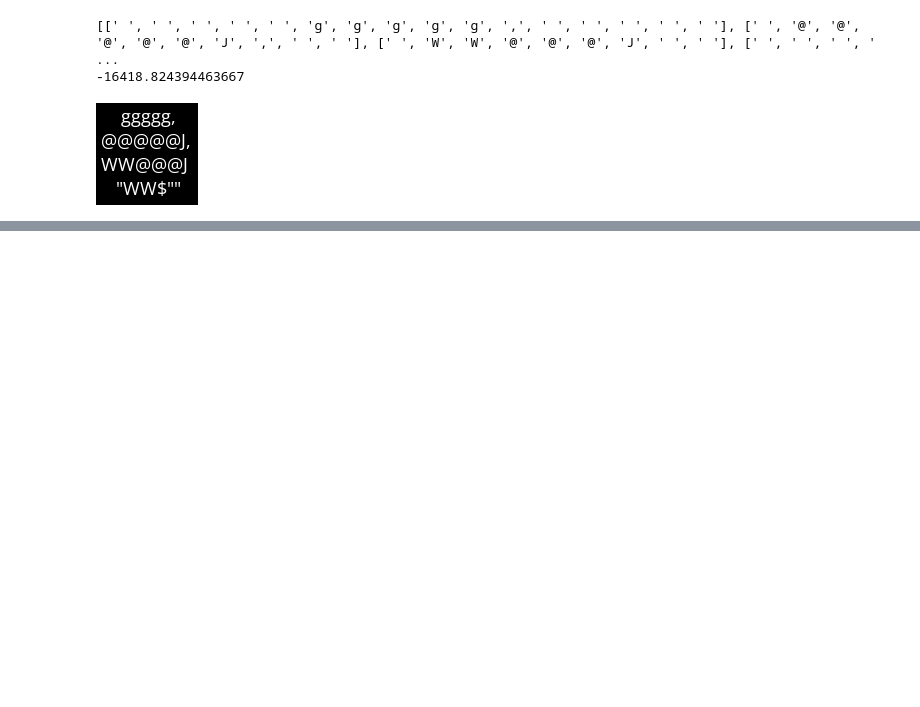
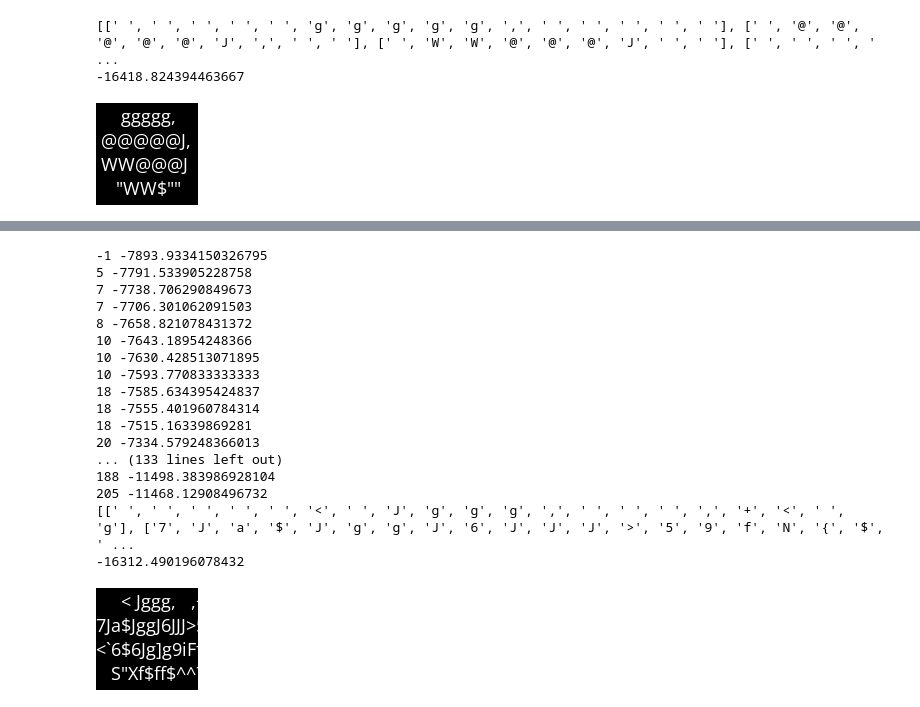
Before and after one commit to wojciechsadlik/python-char-art, a Jupyter notebook: notebooks/line_heuristics.ipynb, the cells around one changed output, grey strips where cells are left out. Cells and saved outputs as stored; diff of their text form; code cells hidden in the pictures; blank space fills up the shorter version.

```diff
--- a/notebooks/line_heuristics.ipynb
+++ b/notebooks/line_heuristics.ipynb
@@ -94,7 +124,26 @@ display(render_symbols_img(res_arr, FONT, wh=prep_img.size))
 # %%
-# from converters.line_heuristics.pso_search import ParticleSwarmLineSearch
+from converters.line_heuristics.pso_search import ParticleSwarmLineSearch
 
-# res_arr = ParticleSwarmLineSearch(CHAR_SET, FONT, innertion=0.3, cog_coeff=1.0, soc_coeff=3.0, generations=100, pop_count=100).process_image(prep_img)
-# print(res_arr)
-# print(evaluate_symbol_arr(prep_img, res_arr, FONT, prep_img.size))
-# display(render_symbols_img(res_arr, FONT, wh=prep_img.size))
+res_arr = ParticleSwarmLineSearch(CHAR_SET, FONT, generations=300, pop_count=50, innertion=0.3, cog_coeff=0.9, soc_coeff=1.2).process_image(prep_img)
+print(res_arr)
+print(evaluate_symbol_arr(prep_img, res_arr, FONT, prep_img.size))
+display(render_symbols_img(res_arr, FONT, wh=prep_img.size))
+# %% [output]
+-1 -7893.9334150326795
+5 -7791.533905228758
+7 -7738.706290849673
+7 -7706.301062091503
+8 -7658.821078431372
+10 -7643.18954248366
+10 -7630.428513071895
+10 -7593.770833333333
+18 -7585.634395424837
+18 -7555.401960784314
+18 -7515.16339869281
+20 -7334.579248366013
+... (133 lines left out)
+188 -11498.383986928104
+205 -11468.12908496732
+[[' ', ' ', ' ', ' ', ' ', '<', ' ', 'J', 'g', 'g', 'g', ',', ' ', ' ', ' ', ',', '+', '<', ' ', 'g'], ['7', 'J', 'a', '$', 'J', 'g', 'g', 'J', '6', 'J', 'J', 'J', '>', '5', '9', 'f', 'N', '{', '$', ' ...
+-16312.490196078432
+[figure, added]
```
Also changed, not shown: parts of 3 cells of this notebook, 1 other file.
